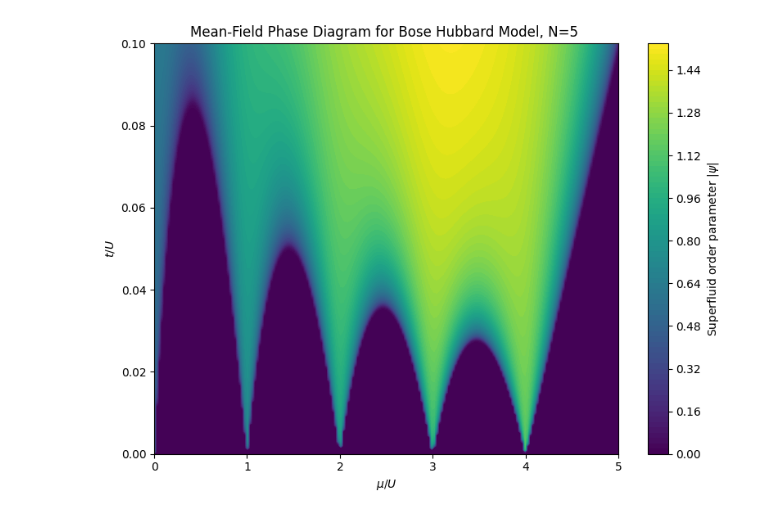
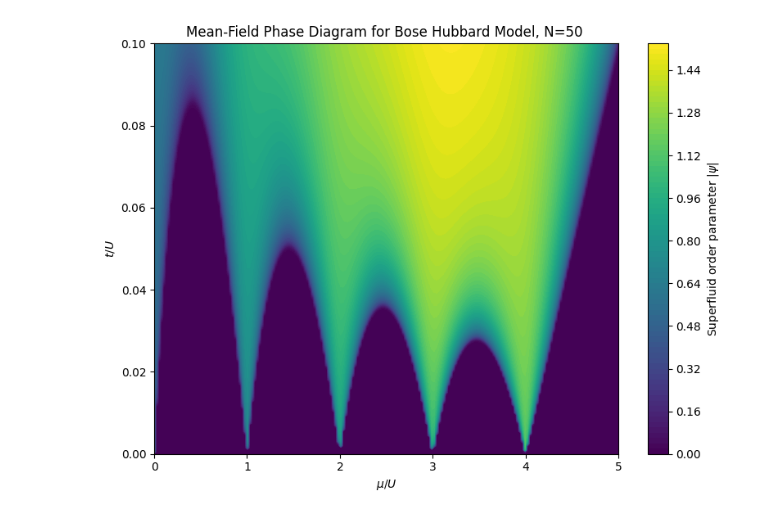
Before and after one commit to ramanujraman/Bose-Hubbard-Model, a Jupyter notebook: mean_field_qutip.ipynb, the cells around one changed output. Drawn from its saved outputs; the diff is of its cells as text; code cells hidden in the pictures.

```diff
--- a/mean_field_qutip.ipynb
+++ b/mean_field_qutip.ipynb
@@ -44,13 +44,13 @@ for i in range(len(t_vals)):
 # %%
 plt.figure(figsize=(8, 6))
 plt.contourf(MU / U, T / U, phase, levels=100, cmap='viridis')
 plt.colorbar(label=r'Superfluid order parameter $|\psi|$')
 #plt.contour(MU / U, T / U, phase, levels=[1e-3], colors='white', linewidths=1.5)
 plt.xlabel(r'$\mu / U$')
 plt.ylabel(r'$t / U$')
-plt.title('Mean-Field Phase Diagram for Bose Hubbard Model, N=5 ')
+plt.title('Mean-Field Phase Diagram for Bose Hubbard Model, N=50 ')
 plt.grid(False)
 plt.tight_layout()
 plt.show()
 # %% [output]
-[figure, old version]
+[figure, new version]
```
Also changed, not shown: parts of 1 cell of this notebook, 1 other file.
